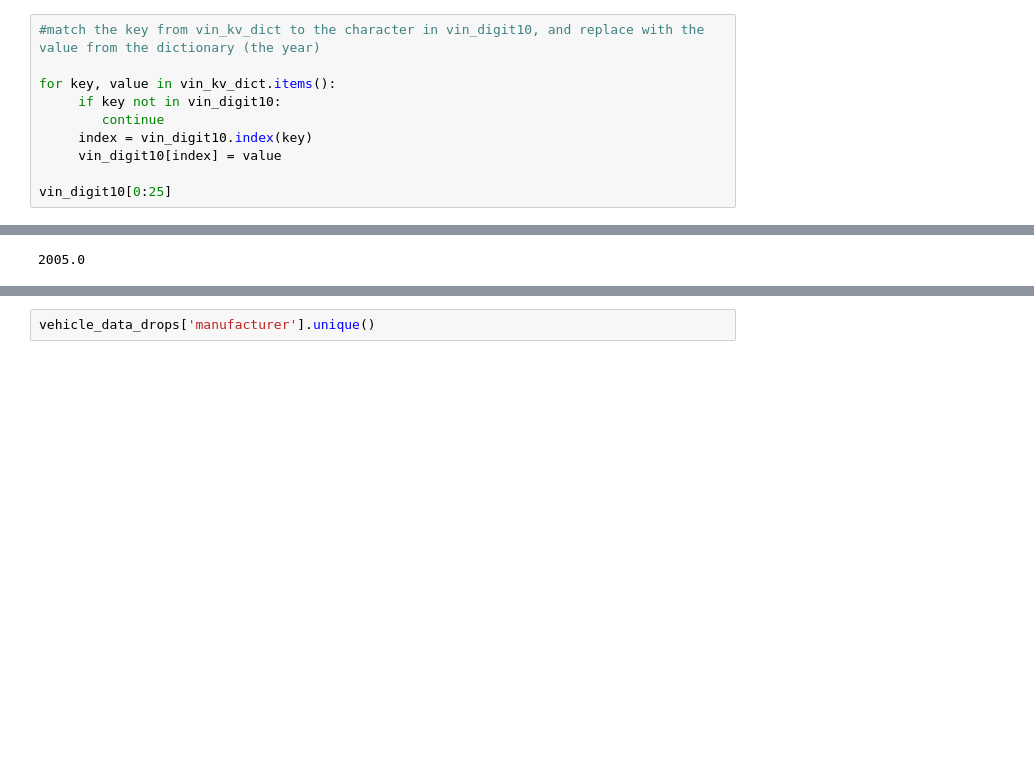
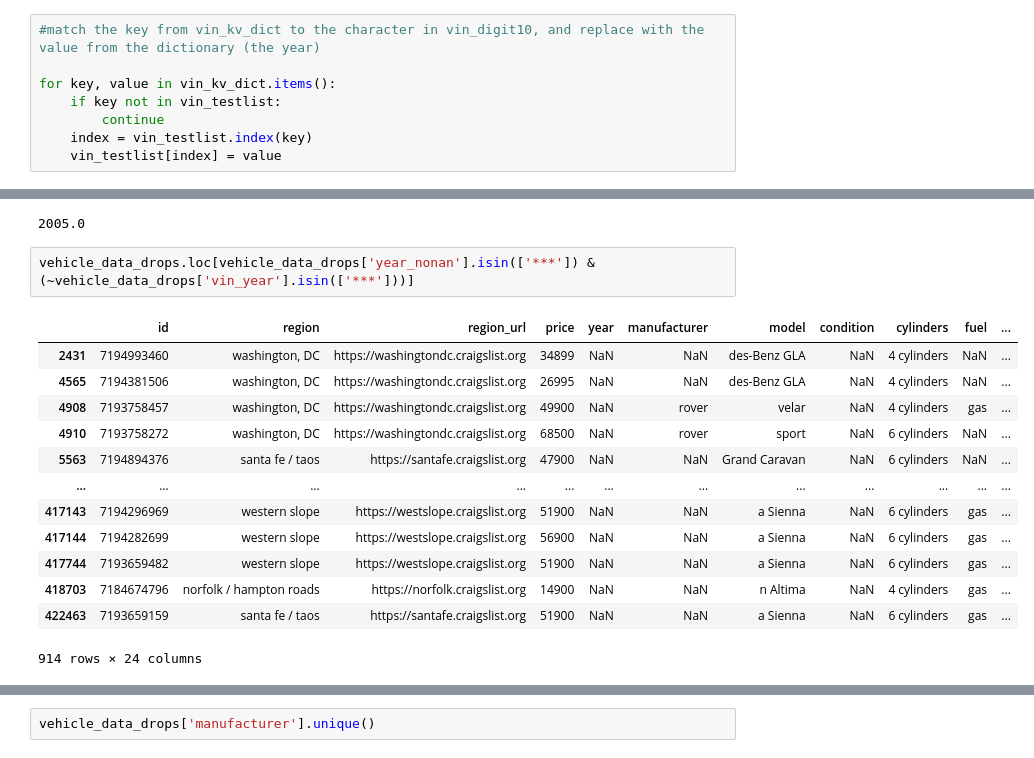
Before and after one commit to kmantha95/Predicting-Used-Car-Prices-CapstoneProject, a Jupyter notebook: predicting used car value - data wrangling.ipynb, the cells around one changed output, grey strips where cells are left out. Saved outputs shown, nothing was run; the diff lists cells and outputs as text; blank space fills up the shorter version.

```diff
--- a/predicting used car value - data wrangling.ipynb
+++ b/predicting used car value - data wrangling.ipynb
@@ -174,9 +176,7 @@ vin_digit10[0:5]
 #match the key from vin_kv_dict to the character in vin_digit10, and replace with the value from the dictionary (the year)
 
 for key, value in vin_kv_dict.items():
-     if key not in vin_digit10:
+    if key not in vin_testlist:
         continue
-     index = vin_digit10.index(key)
-     vin_digit10[index] = value
-
-vin_digit10[0:25]
+    index = vin_testlist.index(key)
+    vin_testlist[index] = value
@@ -217,4 +222,20 @@ vehicle_data_drops['year_nonan'] = vehicle_data_drops['year_nonan'].fillna('***'
 vehicle_data_drops['year_nonan'][49]
 # %% [output]
 2005.0
+# %%
+vehicle_data_drops.loc[vehicle_data_drops['year_nonan'].isin(['***']) & (~vehicle_data_drops['vin_year'].isin(['***']))]
+# %% [output]
+|  | id | region | region_url | price | year | manufacturer | model | condition | cylinders | fuel | ... |
+| 2431 | 7194993460 | washington, DC | https://washingtondc.craigslist.org | 34899 | NaN | NaN | des-Benz GLA | NaN | 4 cylinders | NaN | ... |
+| 4565 | 7194381506 | washington, DC | https://washingtondc.craigslist.org | 26995 | NaN | NaN | des-Benz GLA | NaN | 4 cylinders | NaN | ... |
+| 4908 | 7193758457 | washington, DC | https://washingtondc.craigslist.org | 49900 | NaN | rover | velar | NaN | 4 cylinders | gas | ... |
+| 4910 | 7193758272 | washington, DC | https://washingtondc.craigslist.org | 68500 | NaN | rover | sport | NaN | 6 cylinders | NaN | ... |
+| 5563 | 7194894376 | santa fe / taos | https://santafe.craigslist.org | 47900 | NaN | NaN | Grand Caravan | NaN | 6 cylinders | NaN | ... |
+| ... | ... | ... | ... | ... | ... | ... | ... | ... | ... | ... | ... |
+| 417143 | 7194296969 | western slope | https://westslope.craigslist.org | 51900 | NaN | NaN | a Sienna | NaN | 6 cylinders | gas | ... |
+| 417144 | 7194282699 | western slope | https://westslope.craigslist.org | 56900 | NaN | NaN | a Sienna | NaN | 6 cylinders | gas | ... |
+| 417744 | 7193659482 | western slope | https://westslope.craigslist.org | 51900 | NaN | NaN | a Sienna | NaN | 6 cylinders | gas | ... |
+| 418703 | 7184674796 | norfolk / hampton roads | https://norfolk.craigslist.org | 14900 | NaN | NaN | n Altima | NaN | 4 cylinders | gas | ... |
+| 422463 | 7193659159 | santa fe / taos | https://santafe.craigslist.org | 51900 | NaN | NaN | a Sienna | NaN | 6 cylinders | gas | ... |
+914 rows × 24 columns
 # %%
```
Also changed, not shown: parts of 5 cells of this notebook.
